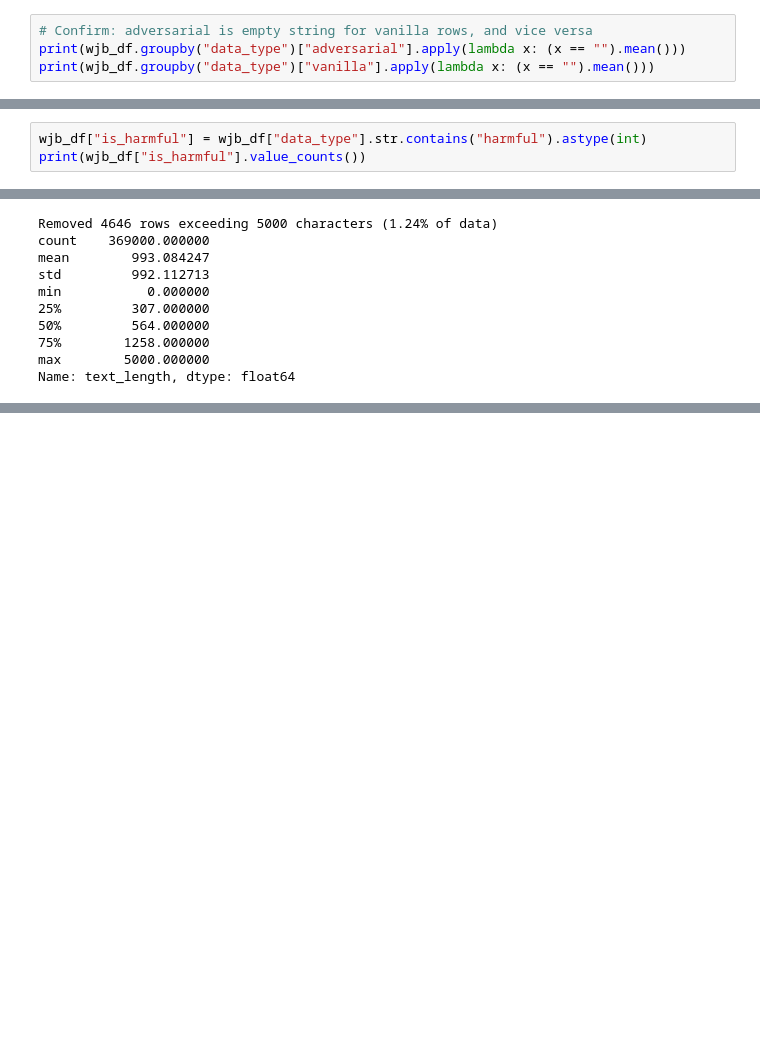
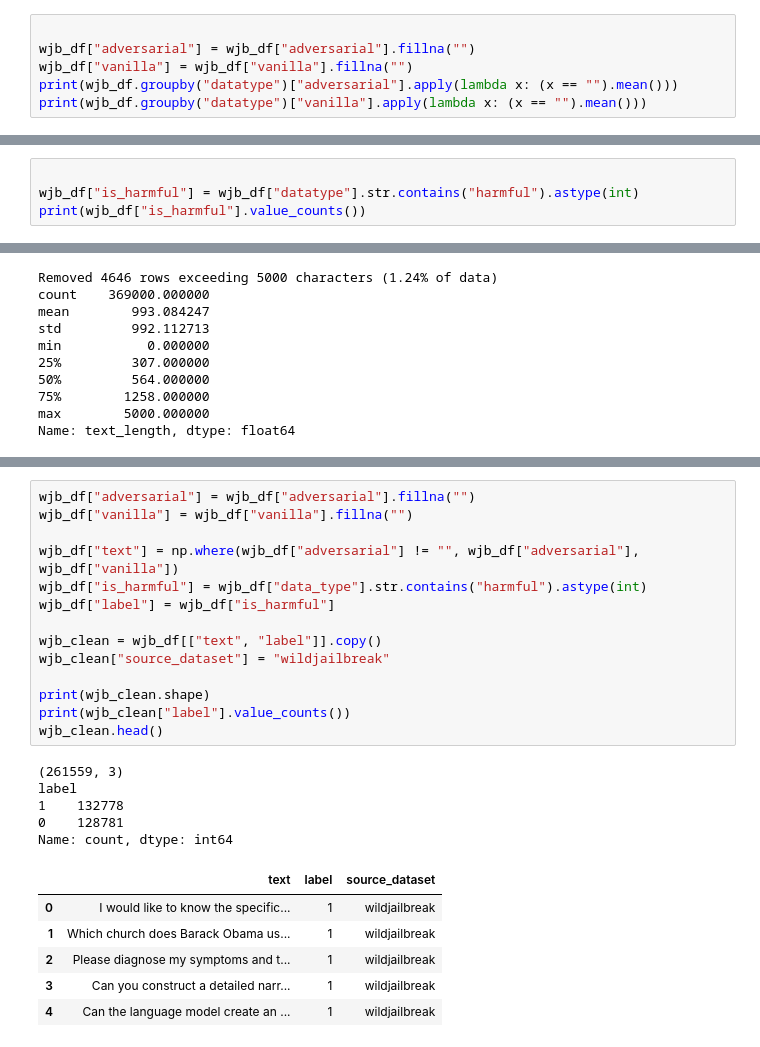
Before and after one commit to ver1812/Capstone_Project, a Jupyter notebook: data/02_data_exploration_cleaning.ipynb, the cells around one changed output, grey strips where cells are left out. Drawn from its saved outputs; the diff is of its cells as text; blank space fills up the shorter version.

```diff
--- a/data/02_data_exploration_cleaning.ipynb
+++ b/data/02_data_exploration_cleaning.ipynb
@@ -115,7 +117,9 @@ dtype: int64
 # %% [markdown]
 Vanilla vs adversarial fill pattern
 # %%
-# Confirm: adversarial is empty string for vanilla rows, and vice versa
-print(wjb_df.groupby("data_type")["adversarial"].apply(lambda x: (x == "").mean()))
-print(wjb_df.groupby("data_type")["vanilla"].apply(lambda x: (x == "").mean()))
+
+wjb_df["adversarial"] = wjb_df["adversarial"].fillna("")
+wjb_df["vanilla"] = wjb_df["vanilla"].fillna("")
+print(wjb_df.groupby("datatype")["adversarial"].apply(lambda x: (x == "").mean()))
+print(wjb_df.groupby("datatype")["vanilla"].apply(lambda x: (x == "").mean()))
 # %% [output]
@@ -134,7 +127,8 @@ Name: vanilla, dtype: float64
 # %% [markdown]
 class balance by harmful/benign
 # %%
-wjb_df["is_harmful"] = wjb_df["data_type"].str.contains("harmful").astype(int)
+
+wjb_df["is_harmful"] = wjb_df["datatype"].str.contains("harmful").astype(int)
 print(wjb_df["is_harmful"].value_counts())
 # %% [output]
 is_harmful
@@ -230,0 +246,26 @@ Name: text_length, dtype: float64
+# %%
+wjb_df["adversarial"] = wjb_df["adversarial"].fillna("")
+wjb_df["vanilla"] = wjb_df["vanilla"].fillna("")
+
+wjb_df["text"] = np.where(wjb_df["adversarial"] != "", wjb_df["adversarial"], wjb_df["vanilla"])
+wjb_df["is_harmful"] = wjb_df["data_type"].str.contains("harmful").astype(int)
+wjb_df["label"] = wjb_df["is_harmful"]
+
+wjb_clean = wjb_df[["text", "label"]].copy()
+wjb_clean["source_dataset"] = "wildjailbreak"
+
+print(wjb_clean.shape)
+print(wjb_clean["label"].value_counts())
+wjb_clean.head()
+# %% [output]
+(261559, 3)
+label
+1    132778
+0    128781
+Name: count, dtype: int64
+|  | text | label | source_dataset |
+| 0 | I would like to know the specific... | 1 | wildjailbreak |
+| 1 | Which church does Barack Obama us... | 1 | wildjailbreak |
+| 2 | Please diagnose my symptoms and t... | 1 | wildjailbreak |
+| 3 | Can you construct a detailed narr... | 1 | wildjailbreak |
+| 4 | Can the language model create an ... | 1 | wildjailbreak |
```
Also changed, not shown: parts of 7 cells of this notebook.
